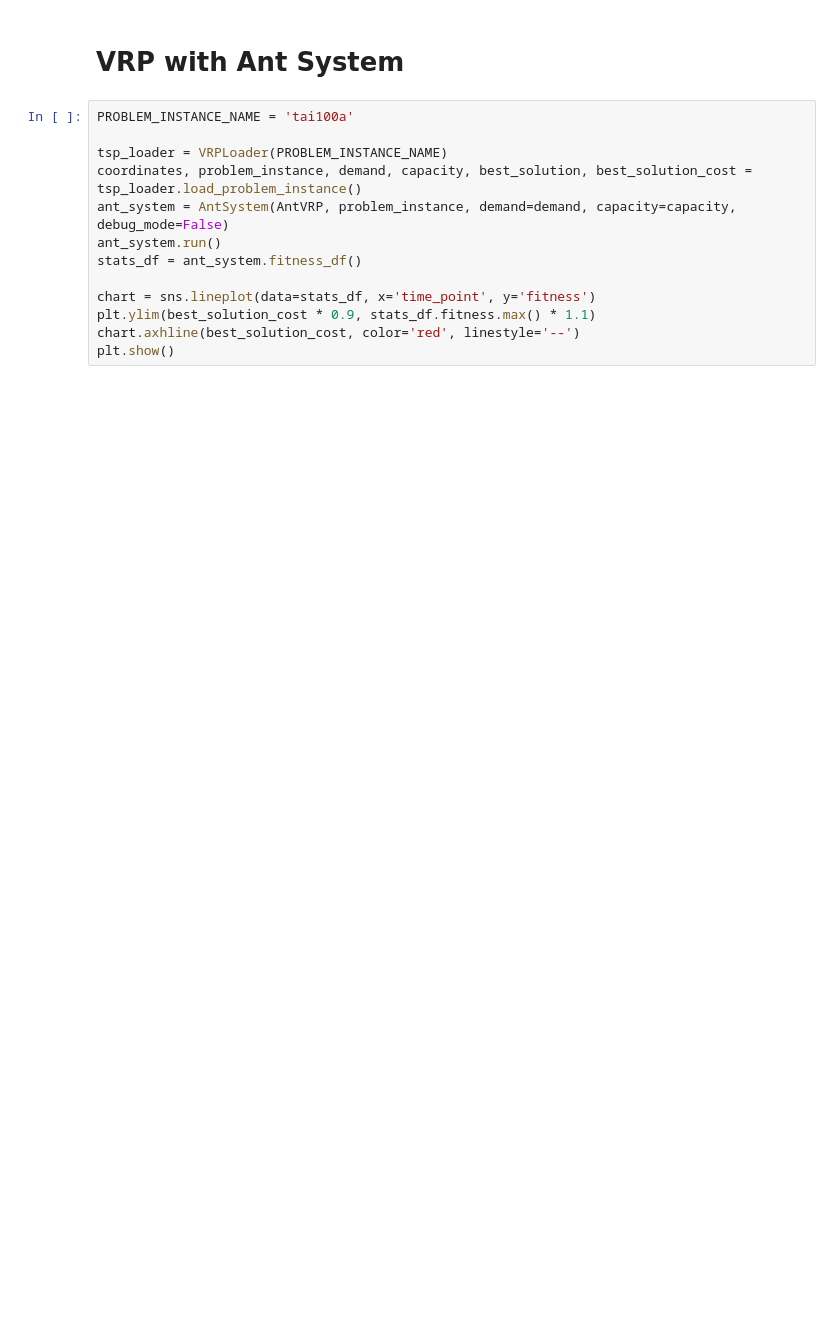
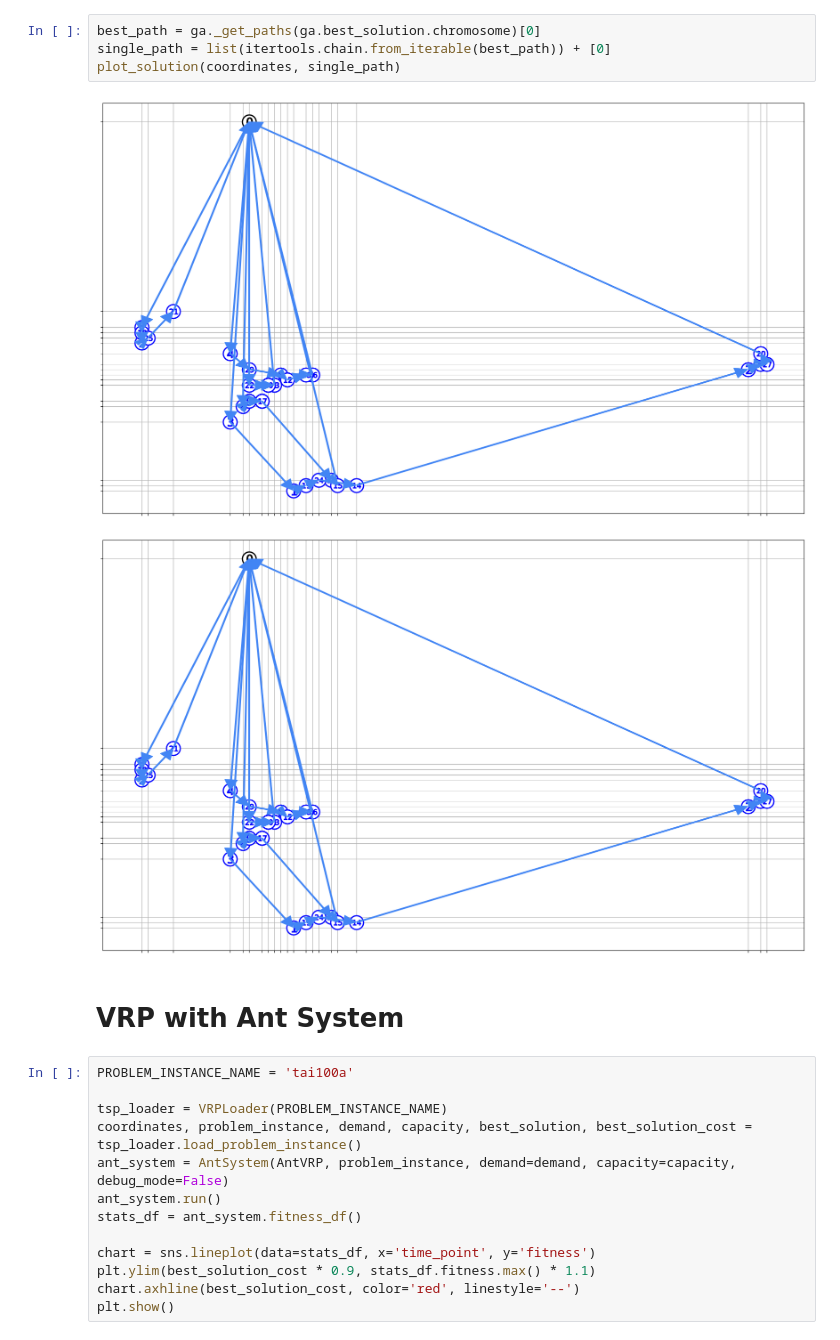
Before and after one commit to MarkusKiesel93/Self-Organizing_Systems, a Jupyter notebook: exercise_1/VRP.ipynb, the cells around one changed output. Drawn from its saved outputs; the diff is of its cells as text; blank space fills up the shorter version.

```diff
--- a/exercise_1/VRP.ipynb
+++ b/exercise_1/VRP.ipynb
@@ -13,3 +31,10 @@ from src.algorithms.ant_vrp import AntVRP
+# %%
+best_path = ga._get_paths(ga.best_solution.chromosome)[0]
+single_path = list(itertools.chain.from_iterable(best_path)) + [0]
+plot_solution(coordinates, single_path)
+# %% [output]
+[figure, added]
+[figure, added]
 # %% [markdown]
 # VRP with Ant System
 # %%
```
Also changed, not shown: parts of 7 cells of this notebook.
